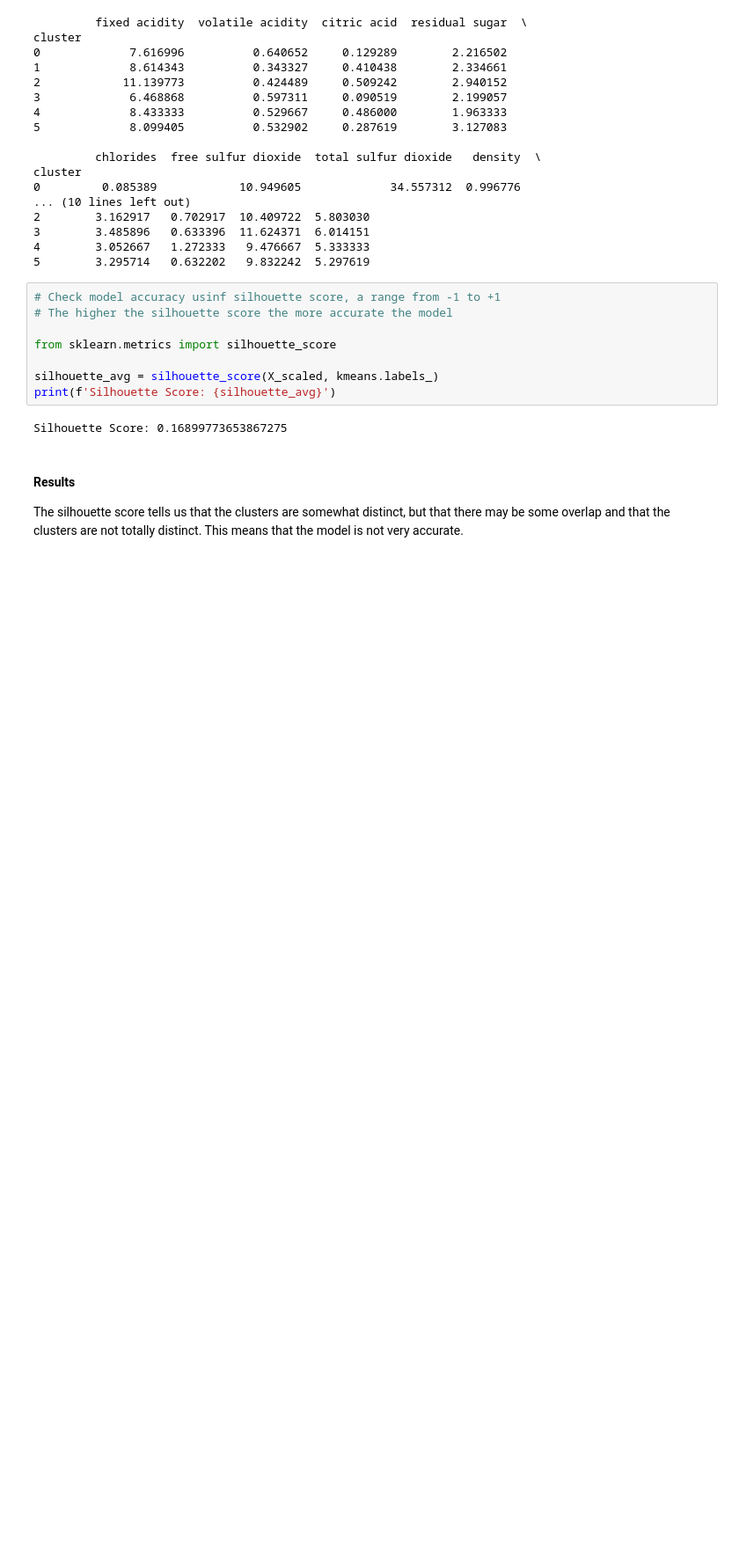
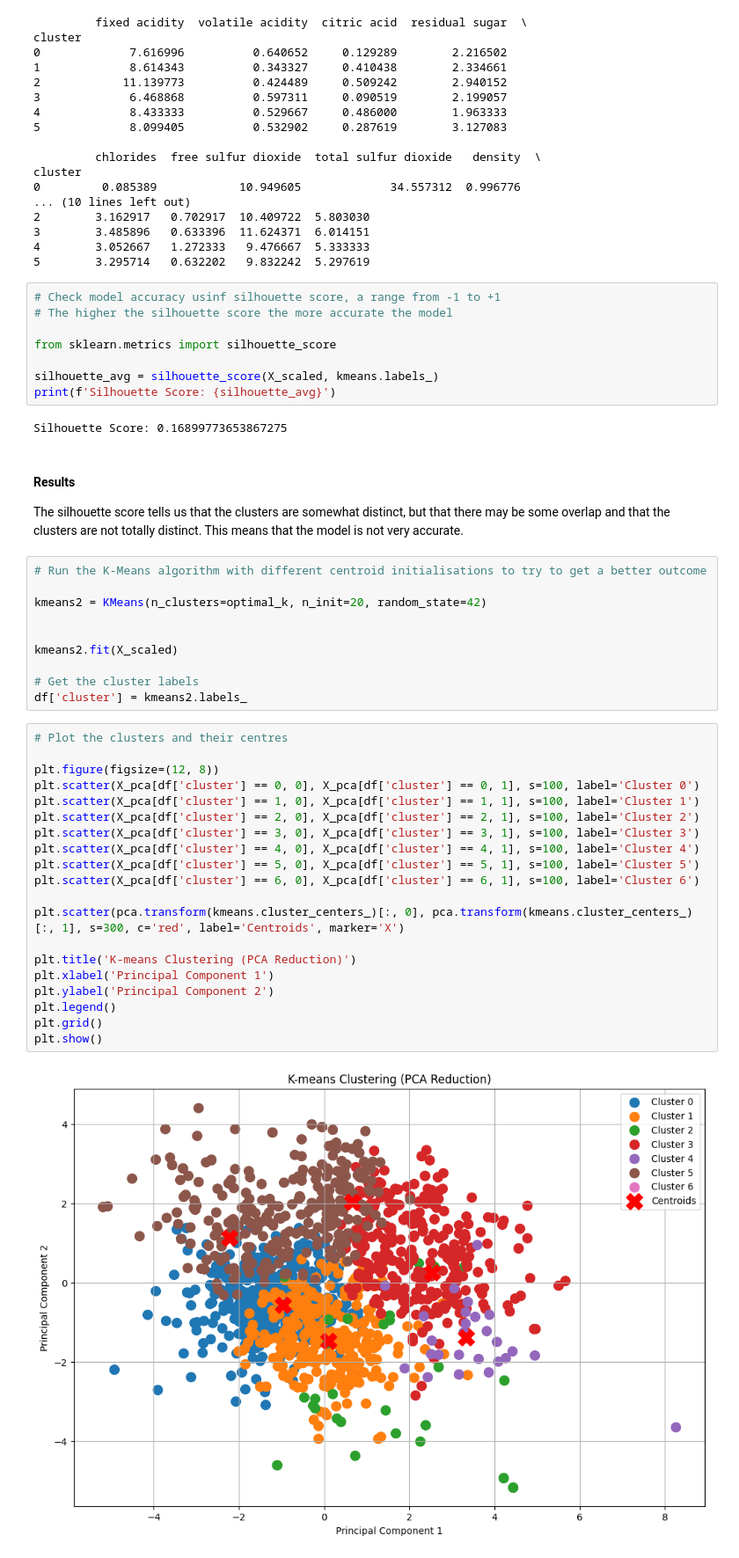
Before and after one commit to SeanRourke/C00251168-DataScience, a Jupyter notebook: KMeansClustering/wineQualityKMC.ipynb, the cells around one changed output. Shown at 88% size. Drawn from its saved outputs; the diff is of its cells as text; blank space fills up the shorter version.

Commit message:
added model using n_init value of 20

```diff
--- a/KMeansClustering/wineQualityKMC.ipynb
+++ b/KMeansClustering/wineQualityKMC.ipynb
@@ -211,3 +223,35 @@ Silhouette Score: 0.16899773653867275
 #### Results
 
 The silhouette score tells us that the clusters are somewhat distinct, but that there may be some overlap and that the clusters are not totally distinct. This means that the model is not very accurate.
+# %%
+# Run the K-Means algorithm with different centroid initialisations to try to get a better outcome
+
+kmeans2 = KMeans(n_clusters=optimal_k, n_init=20, random_state=42)
+
+
+kmeans2.fit(X_scaled)
+
+# Get the cluster labels
+df['cluster'] = kmeans2.labels_
+# %%
+# Plot the clusters and their centres
+
+plt.figure(figsize=(12, 8))
+plt.scatter(X_pca[df['cluster'] == 0, 0], X_pca[df['cluster'] == 0, 1], s=100, label='Cluster 0')
+plt.scatter(X_pca[df['cluster'] == 1, 0], X_pca[df['cluster'] == 1, 1], s=100, label='Cluster 1')
+plt.scatter(X_pca[df['cluster'] == 2, 0], X_pca[df['cluster'] == 2, 1], s=100, label='Cluster 2')
+plt.scatter(X_pca[df['cluster'] == 3, 0], X_pca[df['cluster'] == 3, 1], s=100, label='Cluster 3')
+plt.scatter(X_pca[df['cluster'] == 4, 0], X_pca[df['cluster'] == 4, 1], s=100, label='Cluster 4')
+plt.scatter(X_pca[df['cluster'] == 5, 0], X_pca[df['cluster'] == 5, 1], s=100, label='Cluster 5')
+plt.scatter(X_pca[df['cluster'] == 6, 0], X_pca[df['cluster'] == 6, 1], s=100, label='Cluster 6')
+
+plt.scatter(pca.transform(kmeans.cluster_centers_)[:, 0], pca.transform(kmeans.cluster_centers_)[:, 1], s=300, c='red', label='Centroids', marker='X')
+
+plt.title('K-means Clustering (PCA Reduction)')
+plt.xlabel('Principal Component 1')
+plt.ylabel('Principal Component 2')
+plt.legend()
+plt.grid()
+plt.show()
+# %% [output]
+[figure, added]
```
Also changed, not shown: parts of 6 cells of this notebook.
